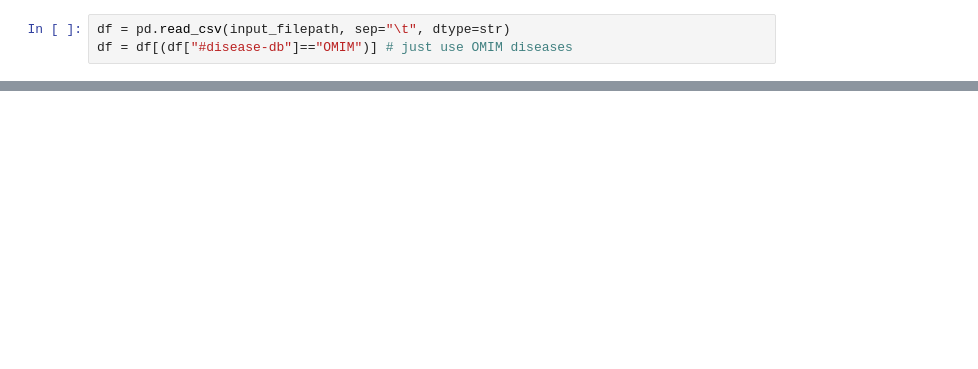
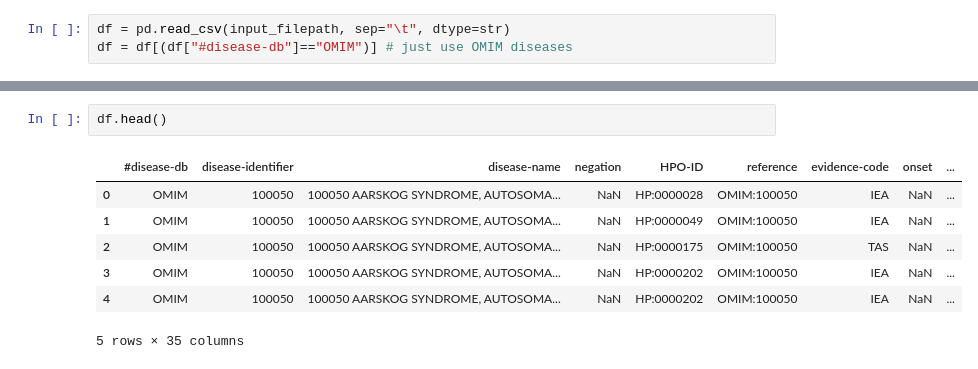
Before and after one commit to WGLab/kgev-neo4j, a Jupyter notebook: stage_4_data_integration/process_data_sources.ipynb, the cells around one changed output, grey strips where cells are left out. Drawn from its saved outputs; the diff is of its cells as text; blank space fills up the shorter version.

```diff
--- a/stage_4_data_integration/process_data_sources.ipynb
+++ b/stage_4_data_integration/process_data_sources.ipynb
@@ -150,0 +276,10 @@ df.to_csv(output_filepath, index=False)
+# %%
+df.head()
+# %% [output]
+|  | #disease-db | disease-identifier | disease-name | negation | HPO-ID | reference | evidence-code | onset | ... |
+| 0 | OMIM | 100050 | 100050 AARSKOG SYNDROME, AUTOSOMA... | NaN | HP:0000028 | OMIM:100050 | IEA | NaN | ... |
+| 1 | OMIM | 100050 | 100050 AARSKOG SYNDROME, AUTOSOMA... | NaN | HP:0000049 | OMIM:100050 | IEA | NaN | ... |
+| 2 | OMIM | 100050 | 100050 AARSKOG SYNDROME, AUTOSOMA... | NaN | HP:0000175 | OMIM:100050 | TAS | NaN | ... |
+| 3 | OMIM | 100050 | 100050 AARSKOG SYNDROME, AUTOSOMA... | NaN | HP:0000202 | OMIM:100050 | IEA | NaN | ... |
+| 4 | OMIM | 100050 | 100050 AARSKOG SYNDROME, AUTOSOMA... | NaN | HP:0000202 | OMIM:100050 | IEA | NaN | ... |
+5 rows × 35 columns
```
Also changed, not shown: parts of 37 cells of this notebook, 7 other files.
